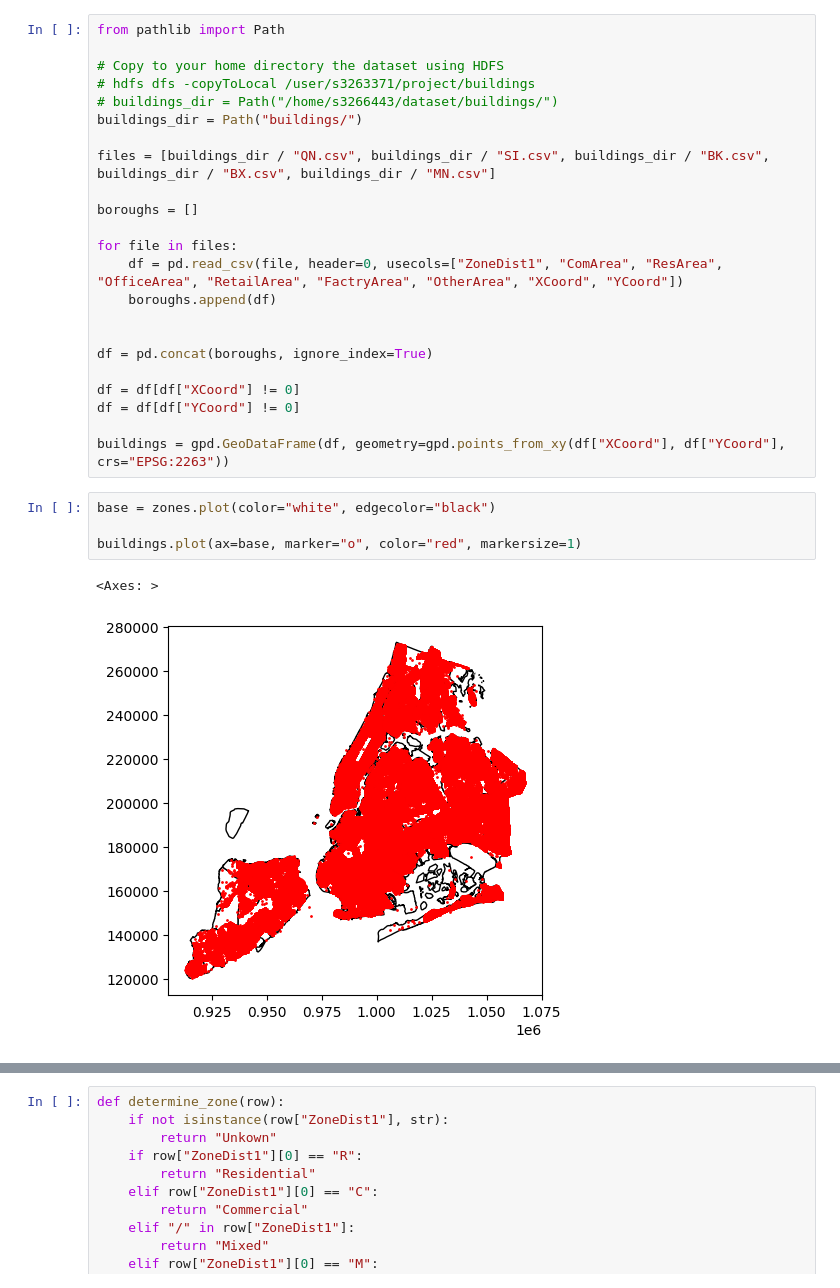
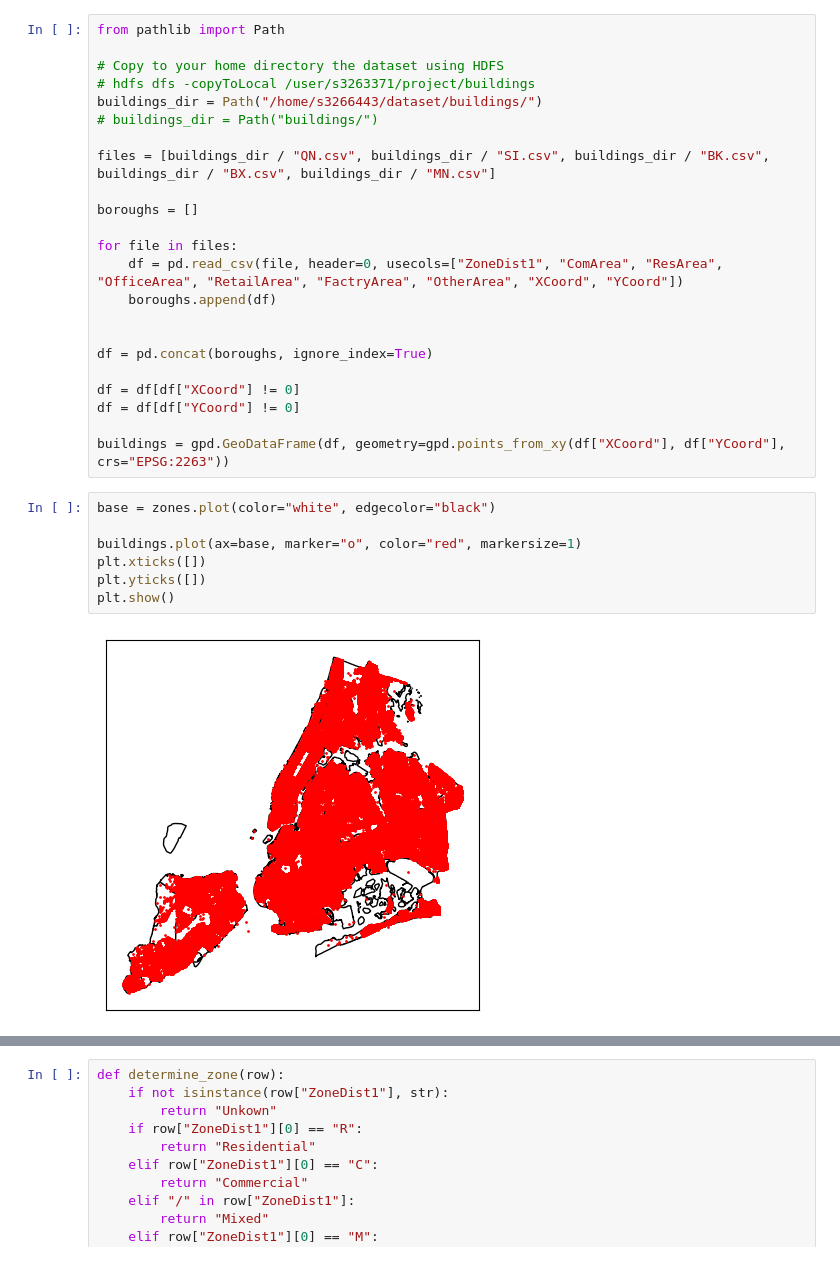
Before and after one commit to TheBarbaraIsTaken/BigData-NYCTaxis, a Jupyter notebook: zone-mapping/taxizones.ipynb, the cells around one changed output, grey strips where cells are left out. Saved outputs shown, nothing was run; the diff lists cells and outputs as text.

```diff
--- a/zone-mapping/taxizones.ipynb
+++ b/zone-mapping/taxizones.ipynb
@@ -35,8 +38,8 @@ from pathlib import Path
 
 # Copy to your home directory the dataset using HDFS
 # hdfs dfs -copyToLocal /user/s3263371/project/buildings
-# buildings_dir = Path("/home/s3266443/dataset/buildings/")
-buildings_dir = Path("buildings/")
+buildings_dir = Path("/home/s3266443/dataset/buildings/")
+# buildings_dir = Path("buildings/")
 
 files = [buildings_dir / "QN.csv", buildings_dir / "SI.csv", buildings_dir / "BK.csv", buildings_dir / "BX.csv", buildings_dir / "MN.csv"]
 
@@ -56,10 +59,12 @@ buildings = gpd.GeoDataFrame(df, geometry=gpd.points_from_xy(df["XCoord"], df["Y
 # %%
 base = zones.plot(color="white", edgecolor="black")
 
 buildings.plot(ax=base, marker="o", color="red", markersize=1)
+plt.xticks([])
+plt.yticks([])
+plt.show()
 # %% [output]
-<Axes: >
-[figure, old version]
+[figure, new version]
 # %%
 def largest_zone(row):
     contained = buildings.within(row["geometry"])
```
Also changed, not shown: parts of 9 cells of this notebook.
